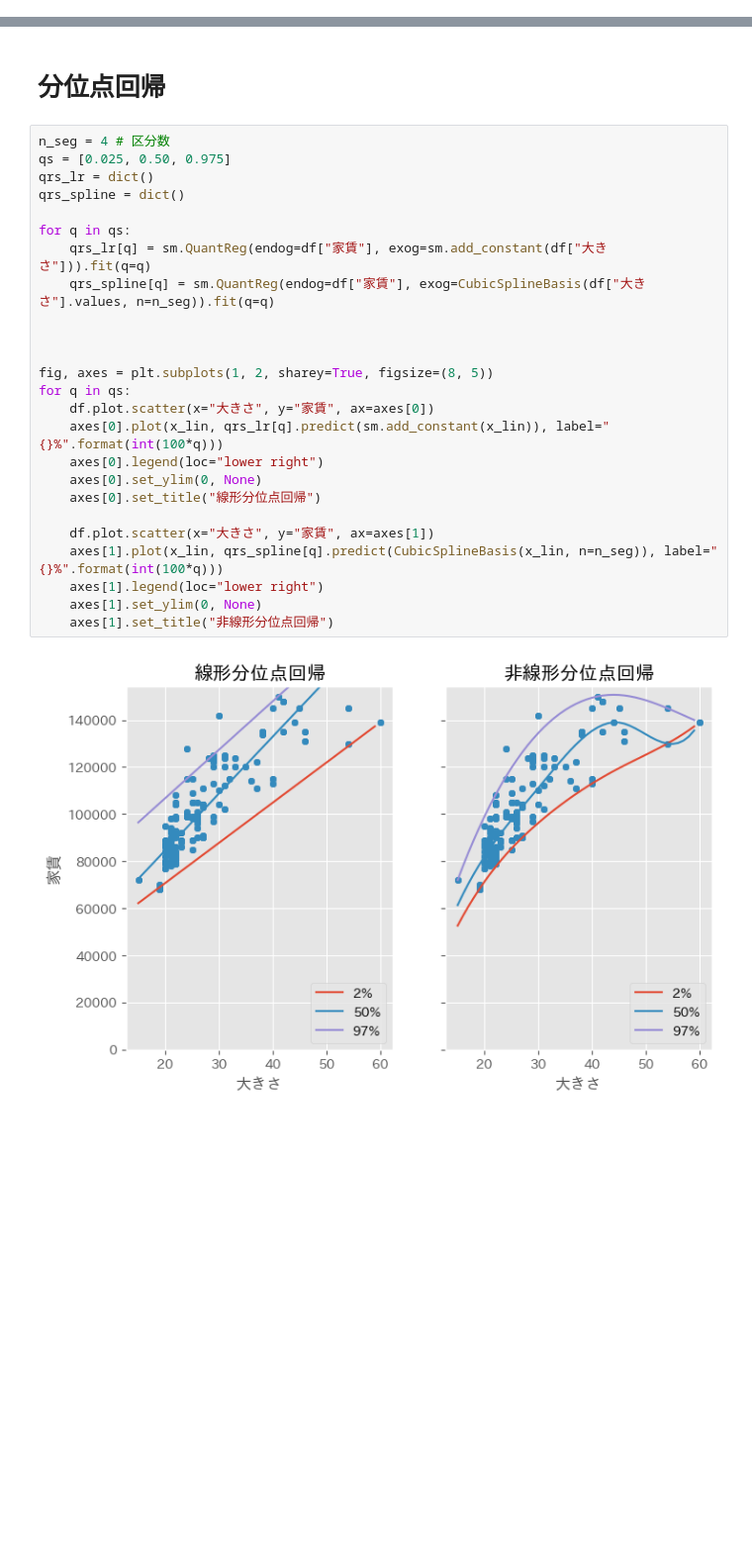
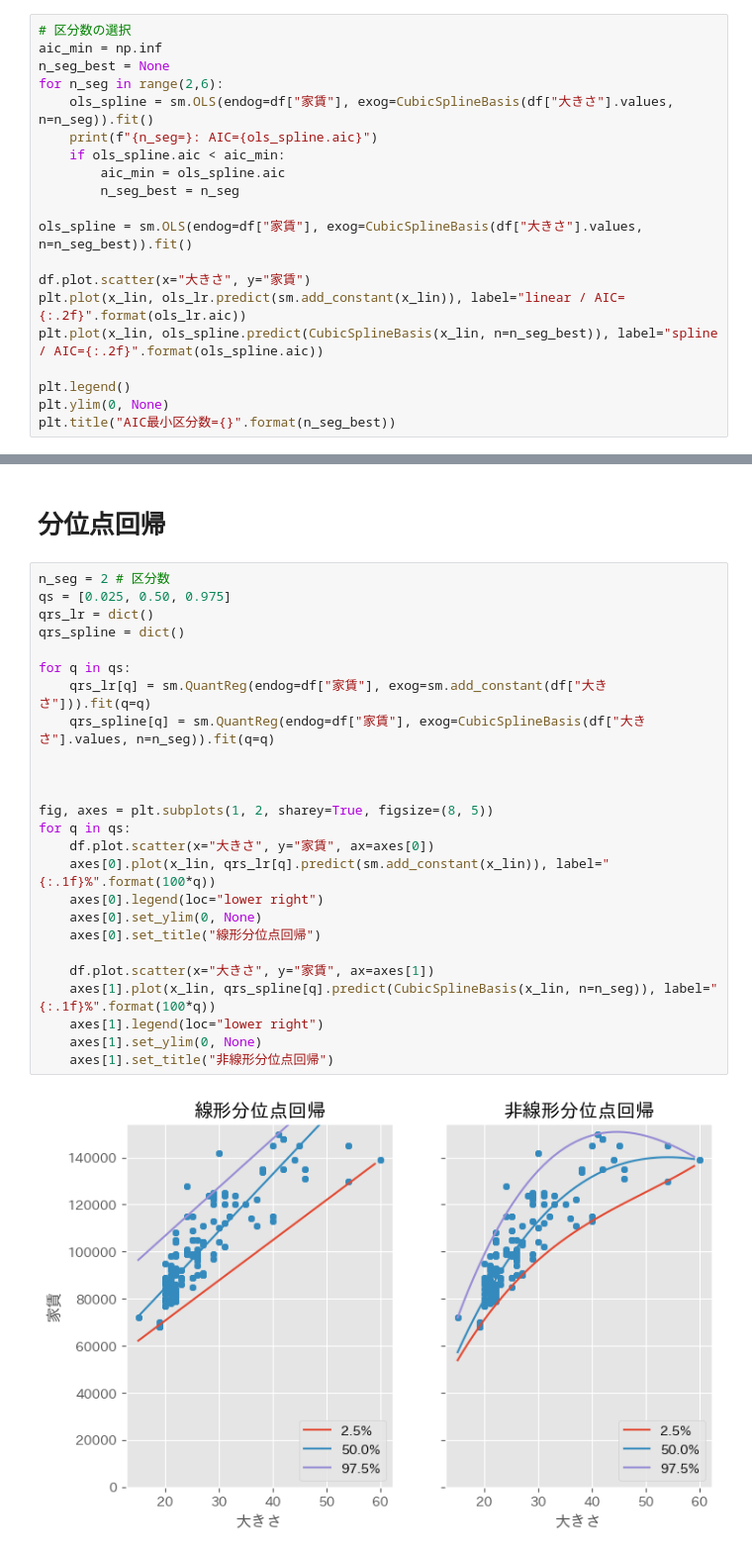
Before and after one commit to hayato-n/stat_expert_ism, a Jupyter notebook: jupyter/nonlinear_qr.ipynb, the cells around one changed output, grey strips where cells are left out. Shown at 99% size. Drawn from its saved outputs; the diff is of its cells as text; blank space fills up the shorter version.

```diff
--- a/jupyter/nonlinear_qr.ipynb
+++ b/jupyter/nonlinear_qr.ipynb
@@ -64,3 +64,23 @@ plt.ylim(0, None)
 # %% [output]
 (0.0, 173440.18041243416)
 [figure]
+# %%
+# 区分数の選択
+aic_min = np.inf
+n_seg_best = None
+for n_seg in range(2,6):
+    ols_spline = sm.OLS(endog=df["家賃"], exog=CubicSplineBasis(df["大きさ"].values, n=n_seg)).fit()
+    print(f"{n_seg=}: AIC={ols_spline.aic}")
+    if ols_spline.aic < aic_min:
+        aic_min = ols_spline.aic
+        n_seg_best = n_seg
+
+ols_spline = sm.OLS(endog=df["家賃"], exog=CubicSplineBasis(df["大きさ"].values, n=n_seg_best)).fit()
+
+df.plot.scatter(x="大きさ", y="家賃")
+plt.plot(x_lin, ols_lr.predict(sm.add_constant(x_lin)), label="linear / AIC={:.2f}".format(ols_lr.aic))
+plt.plot(x_lin, ols_spline.predict(CubicSplineBasis(x_lin, n=n_seg_best)), label="spline / AIC={:.2f}".format(ols_spline.aic))
+
+plt.legend()
+plt.ylim(0, None)
+plt.title("AIC最小区分数={}".format(n_seg_best))
@@ -67,29 +94,29 @@ plt.ylim(0, None)
 # %% [markdown]
 # 分位点回帰
 # %%
-n_seg = 4 # 区分数
+n_seg = 2 # 区分数
 qs = [0.025, 0.50, 0.975]
 qrs_lr = dict()
 qrs_spline = dict()
 
 for q in qs:
     qrs_lr[q] = sm.QuantReg(endog=df["家賃"], exog=sm.add_constant(df["大きさ"])).fit(q=q)
     qrs_spline[q] = sm.QuantReg(endog=df["家賃"], exog=CubicSplineBasis(df["大きさ"].values, n=n_seg)).fit(q=q)
 
 
 
 fig, axes = plt.subplots(1, 2, sharey=True, figsize=(8, 5))
 for q in qs:
     df.plot.scatter(x="大きさ", y="家賃", ax=axes[0])
-    axes[0].plot(x_lin, qrs_lr[q].predict(sm.add_constant(x_lin)), label="{}%".format(int(100*q)))
+    axes[0].plot(x_lin, qrs_lr[q].predict(sm.add_constant(x_lin)), label="{:.1f}%".format(100*q))
     axes[0].legend(loc="lower right")
     axes[0].set_ylim(0, None)
     axes[0].set_title("線形分位点回帰")
 
     df.plot.scatter(x="大きさ", y="家賃", ax=axes[1])
-    axes[1].plot(x_lin, qrs_spline[q].predict(CubicSplineBasis(x_lin, n=n_seg)), label="{}%".format(int(100*q)))
+    axes[1].plot(x_lin, qrs_spline[q].predict(CubicSplineBasis(x_lin, n=n_seg)), label="{:.1f}%".format(100*q))
     axes[1].legend(loc="lower right")
     axes[1].set_ylim(0, None)
     axes[1].set_title("非線形分位点回帰")
 # %% [output]
-[figure, old version]
+[figure, new version]
```
Also changed, not shown: parts of 1 cell of this notebook.
